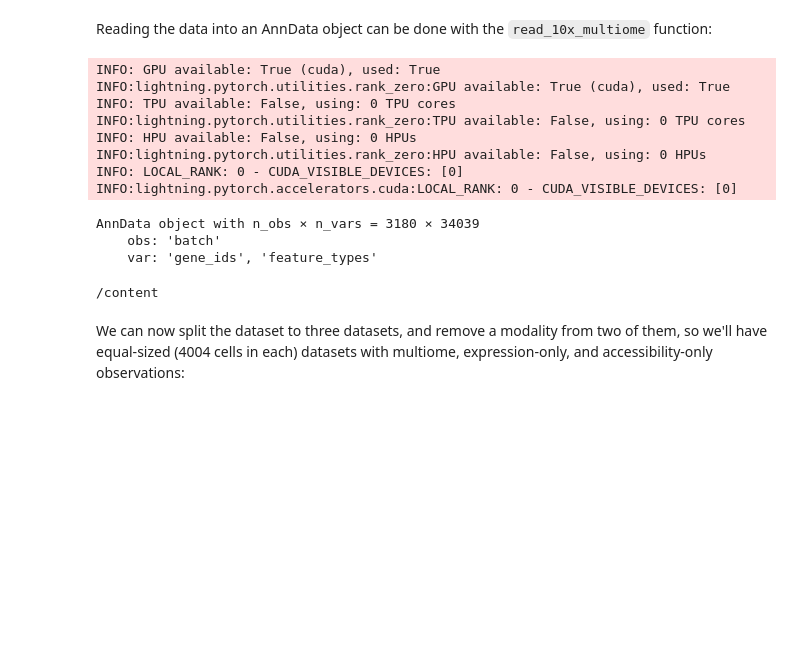
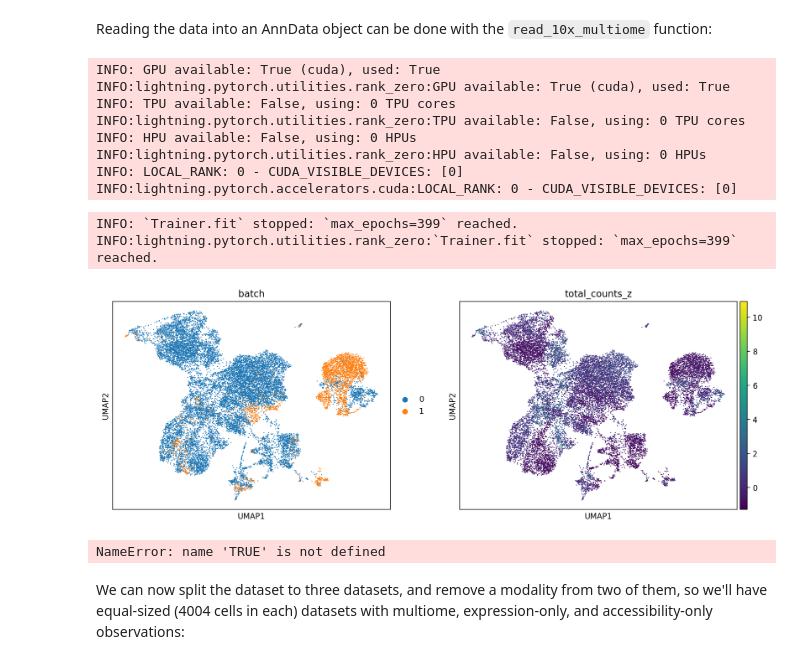
Before and after one commit to dsalina99/Epi-Ageing, a Jupyter notebook: MultiVI_tutorial.ipynb, the cells around one changed output. Saved outputs shown, nothing was run; the diff lists cells and outputs as text; code cells hidden in the pictures; blank space fills up the shorter version.

```diff
--- a/MultiVI_tutorial.ipynb
+++ b/MultiVI_tutorial.ipynb
@@ -85,8 +79,8 @@ def read_mtx(path, sample_id):
     adata.obs["batch"] = sample_id
     return adata
 
-s1 = read_mtx("P5/", "P5")
-s2 = read_mtx("24wk/", "24wk")
+s1 = read_mtx("filtered_feature_bc_matrix", "P5")
+s2 = read_mtx("filtered_feature_bc_matrix-1", "24wk")
 adata = s1.concatenate(s2, batch_key="batch", index_unique=None)
 
 # ---------- QC on raw counts ----------
@@ -97,44 +91,47 @@ adata.obs["total_counts_z"] = StandardScaler().fit_transform(
 )
 
 # ---------- keep raw counts for scVI, but store log‑norm for plotting ----------
 adata.layers["counts"] = adata.X.copy()       # raw
 sc.pp.normalize_total(adata, target_sum=1e4)
 sc.pp.log1p(adata)
 adata.raw = adata                             # log‑normed layer
 adata.X = adata.layers["counts"]              # revert X to raw counts
 
 # ---------- scVI ----------
 scvi.model.SCVI.setup_anndata(
     adata,
     batch_key="batch",
     continuous_covariate_keys=["total_counts_z"],
 )
 model = scvi.model.SCVI(adata)
 model.train()
 
 adata.obsm["X_scVI"] = model.get_latent_representation()
 sc.pp.neighbors(adata, use_rep="X_scVI")
-sc.tl.umap(adata)
+sc.tl.umap(adata, use_rep="X_scVI")
 sc.pl.umap(adata, color=["batch", "total_counts_z"])
 # %% [output]
 INFO: GPU available: True (cuda), used: True
 INFO:lightning.pytorch.utilities.rank_zero:GPU available: True (cuda), used: True
 INFO: TPU available: False, using: 0 TPU cores
 INFO:lightning.pytorch.utilities.rank_zero:TPU available: False, using: 0 TPU cores
 INFO: HPU available: False, using: 0 HPUs
 INFO:lightning.pytorch.utilities.rank_zero:HPU available: False, using: 0 HPUs
 INFO: LOCAL_RANK: 0 - CUDA_VISIBLE_DEVICES: [0]
 INFO:lightning.pytorch.accelerators.cuda:LOCAL_RANK: 0 - CUDA_VISIBLE_DEVICES: [0]
+INFO: `Trainer.fit` stopped: `max_epochs=399` reached.
+INFO:lightning.pytorch.utilities.rank_zero:`Trainer.fit` stopped: `max_epochs=399` reached.
+[figure, added]
-# %%
-s2
-# %% [output]
-AnnData object with n_obs × n_vars = 3180 × 34039
-    obs: 'batch'
-    var: 'gene_ids', 'feature_types'
-# %%
-cd ../
-# %% [output]
-/content
+# %%
+sc.pl.embedding(
+    adata,
+    basis="X_scVI",
+    color=["batch"],   # or any obs key
+    components=["1,2"],  # dims are 1-indexed strings
+    size=10, order=TRUE
+)
+# %% [output]
+NameError: name 'TRUE' is not defined
 # %% [markdown]
 We can now split the dataset to three datasets, and remove a modality from two of them, so we'll have equal-sized (4004 cells in each) datasets with multiome, expression-only, and accessibility-only observations:
 # %%
```
Also changed, not shown: parts of 4 cells of this notebook.
